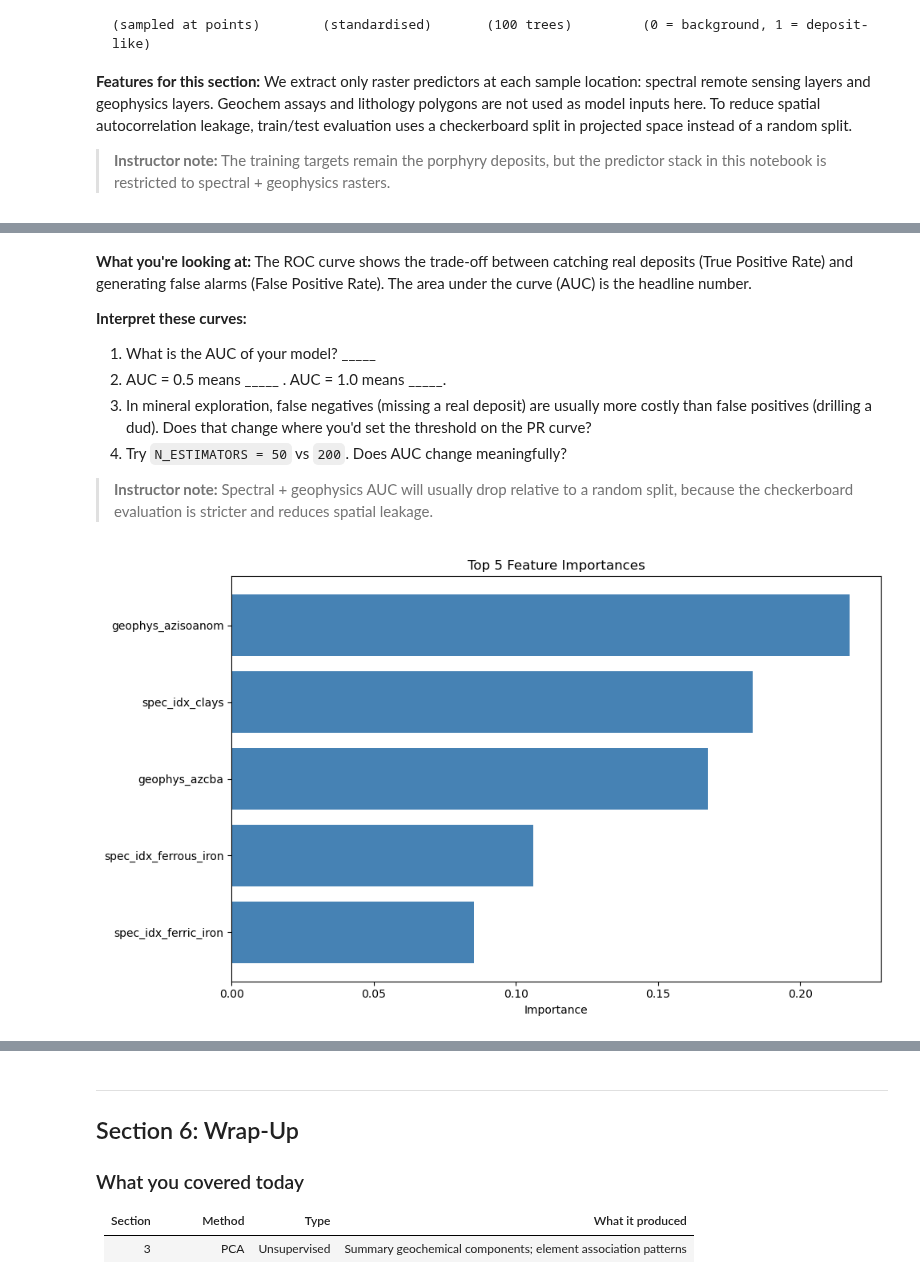
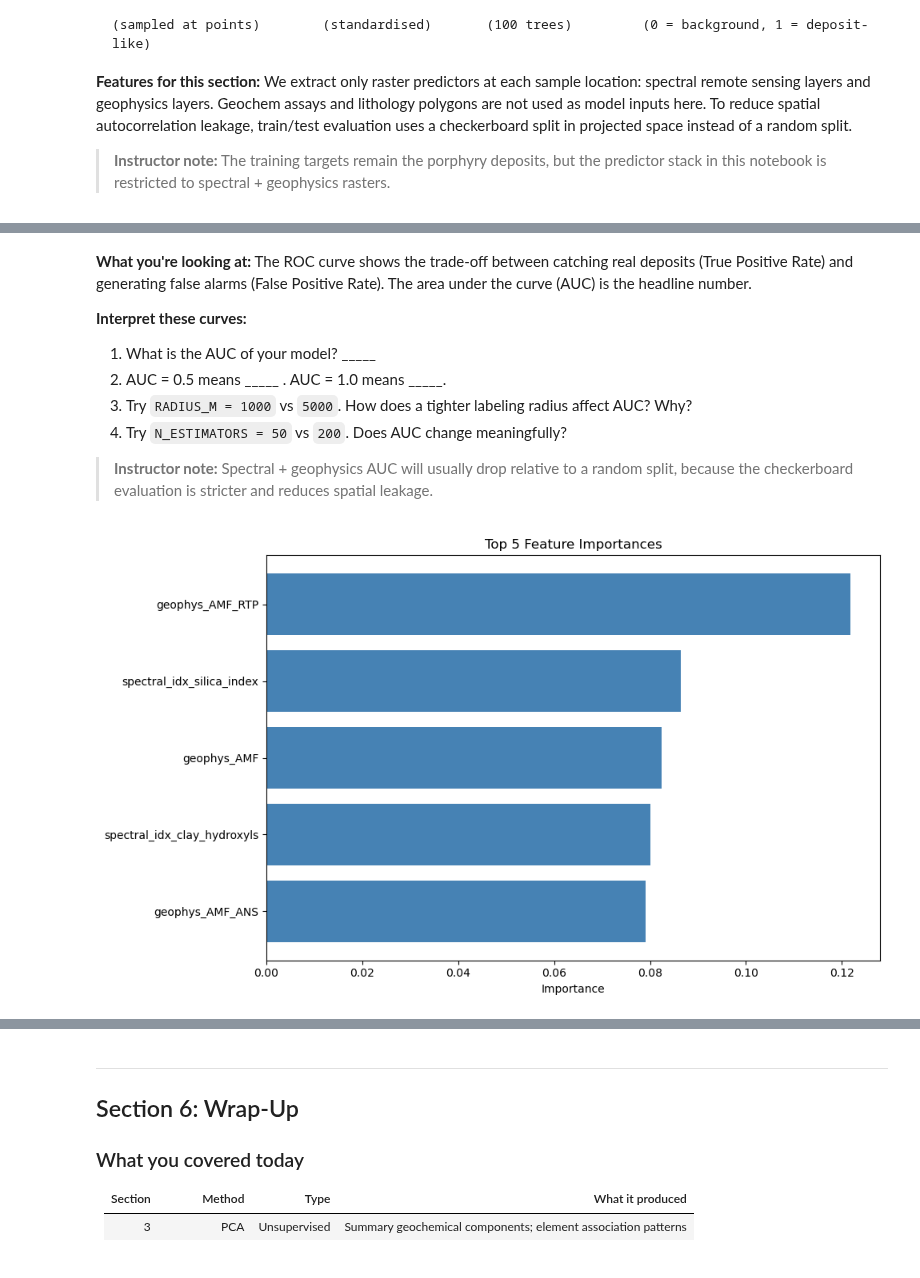
Before and after one commit to tyhowee/python-ML-for-geologists, a Jupyter notebook: cu_python_for_geologists_ml.ipynb, the cells around one changed output, grey strips where cells are left out. Drawn from its saved outputs; the diff is of its cells as text; code cells hidden in the pictures.

```diff
--- a/cu_python_for_geologists_ml.ipynb
+++ b/cu_python_for_geologists_ml.ipynb
@@ -554,23 +597,11 @@ Will train: 100 trees, max depth = None, checker size = 5000 m
 # %%
-# Train and evaluate
+# ── Step 3: Split, train, and evaluate ────────────────────────────────────
 from sklearn.ensemble import RandomForestClassifier
 
-split = h.spatial_checkerboard_split(
-    geochem_valid,
-    y=y_valid,
-    cell_size_m=CHECKER_SIZE_M,
-)
-train_mask = split["train_mask"]
-test_mask = split["test_mask"]
+split = h.spatial_checkerboard_split(gdf_valid, y=y_valid, cell_size_m=CHECKER_SIZE_M)
+X_train, X_test = X[split["train_mask"]], X[split["test_mask"]]
+y_train, y_test = y_valid[split["train_mask"]], y_valid[split["test_mask"]]
 
-X_train, X_test = X_ml[train_mask], X_ml[test_mask]
-y_train, y_test = y_valid[train_mask], y_valid[test_mask]
-
-print(
-    f"Spatial checkerboard split: {CHECKER_SIZE_M/1000:.1f} km cells | "
-    f"test parity = {split['test_parity']} | "
-    f"offset = ({split['x_offset_m']:.0f}, {split['y_offset_m']:.0f}) m"
-)
 print(
     f"Train: {len(X_train)} samples ({int(y_train.sum())} positive) | "
     f"Test: {len(X_test)} samples ({int(y_test.sum())} positive)"
@@ -584,11 +615,7 @@ rf = RandomForestClassifier(
     n_jobs=-1,
 )
 rf.fit(X_train, y_train)
-
 y_prob = rf.predict_proba(X_test)[:, 1]
-print(
-    f"\nModel trained. Predicted probability range: {y_prob.min():.3f} – {y_prob.max():.3f}"
-)
 
 importance_df = pd.DataFrame(
     {
@@ -596,4 +623,8 @@ importance_df = pd.DataFrame(
         "importance": rf.feature_importances_,
     }
 ).sort_values("importance", ascending=False)
+
+# ROC and Precision-Recall curves
+fig, axes = h.plot_roc_pr_curves(y_test, y_prob)
+plt.show()
 # %% [output]
@@ -613,29 +710,17 @@ plt.show()
 **Interpret these curves:**
 1. What is the AUC of your model? _____
 2. AUC = 0.5 means _____ . AUC = 1.0 means _____.
-3. In mineral exploration, false negatives (missing a real deposit) are usually more costly than false positives (drilling a dud). Does that change where you'd set the threshold on the PR curve?
+3. Try `RADIUS_M = 1000` vs `5000`. How does a tighter labeling radius affect AUC? Why?
 4. Try `N_ESTIMATORS = 50` vs `200`. Does AUC change meaningfully?
 
 > **Instructor note:** Spectral + geophysics AUC will usually drop relative to a random split, because the checkerboard evaluation is stricter and reduces spatial leakage.
 # %%
 # --- YOUR TURN ---
 # How many top predictor layers do you want to display?
-# The bar chart shows which raster inputs the Random Forest found most informative.
-#
 TOP_N = 5  # Try: 3, 5, or all (set to len(predictor_names))
-
-# Safety fallback
-try:
-    TOP_N = int(TOP_N)
-    assert (
-        1 <= TOP_N <= len(predictor_names)
-    ), f"Must be between 1 and {len(predictor_names)}"
-except Exception as e:
-    print(f"Invalid input: {e}  → using TOP_N = {min(6, len(predictor_names))}")
-    TOP_N = min(6, len(predictor_names))
 
 fig, ax = h.plot_feature_importance(importance_df, top_n=TOP_N)
 plt.show()
 # %% [output]
-[figure, old version]
+[figure, new version]
 # %% [markdown]
```
Also changed, not shown: parts of 27 cells of this notebook, 37 other files.
